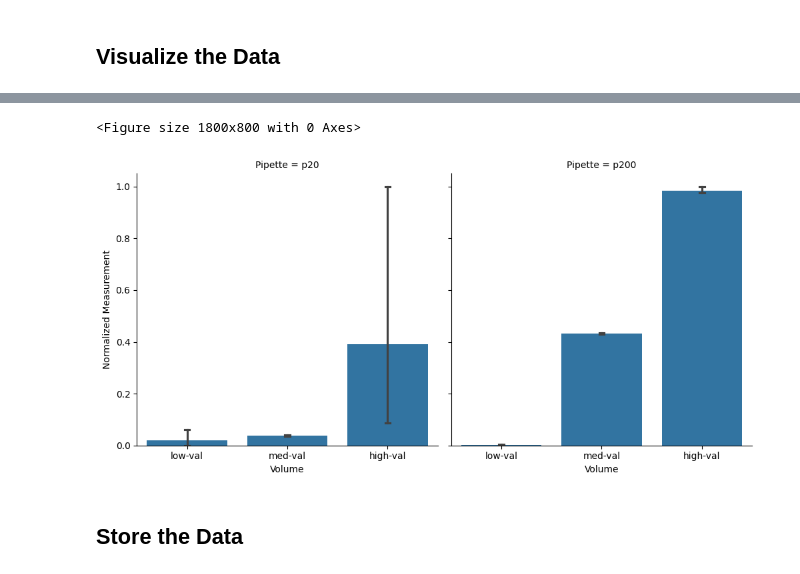
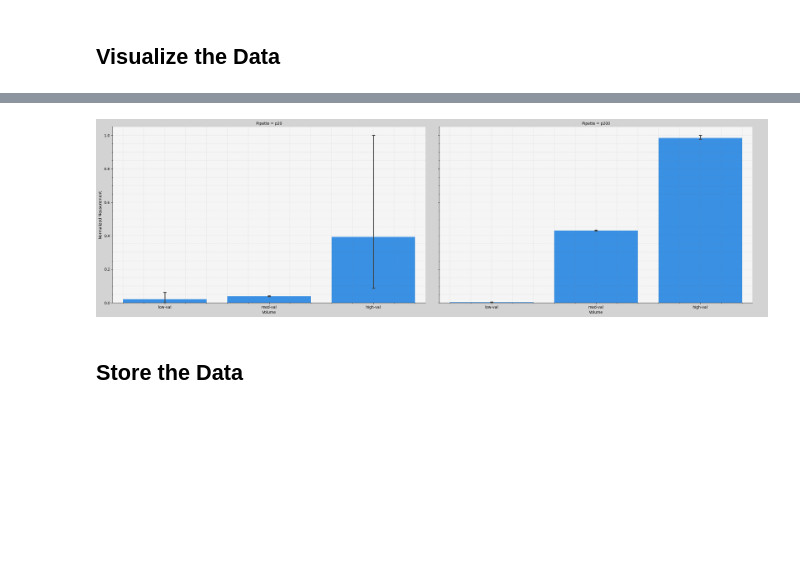
Before and after one commit to LoqmanSamani/tech-bio, a Jupyter notebook: cell-stress/exp1/exp1.ipynb, the cells around one changed output, grey strips where cells are left out. Drawn from its saved outputs; the diff is of its cells as text; code cells hidden in the pictures; blank space fills up the shorter version.

```diff
--- a/cell-stress/exp1/exp1.ipynb
+++ b/cell-stress/exp1/exp1.ipynb
@@ -87,7 +87,18 @@ l_df
 # %% [markdown]
 <h2>Visualize the Data</h2>
 # %%
-plt.figure(figsize=(26, 8))
-sns.catplot(kind='bar', data=t_df, x='Volume', y='Normalized Measurement', col='Pipette', capsize=0.02)
+g = sns.catplot(kind='bar', data=t_df, x='Volume', y='Normalized Measurement', col='Pipette', capsize=0.02, color="dodgerblue")
+
+g.fig.set_size_inches(26, 8)
+g.fig.set_facecolor("lightgray")
+
+for ax in g.axes.flat:
+    ax.set_facecolor("whitesmoke")
+    ax.grid(which='major', linestyle=':', linewidth='0.3', color='gray')
+    ax.grid(which='minor', linestyle=':', linewidth='0.3', color='gray')
+    ax.minorticks_on()
+
+plt.savefig('t-plot.png', dpi=300, bbox_inches='tight')
+
 plt.show()
 # %% [output]
@@ -96,10 +106,19 @@ plt.show()
 # %%
-plt.figure(figsize=(18, 8))
-sns.catplot(kind='bar', data=l_df, x='Volume', y='Normalized Measurement', col='Pipette', capsize=.05)
+g = sns.catplot(kind='bar', data=l_df, x='Volume', y='Normalized Measurement', col='Pipette', capsize=0.02, color="dodgerblue")
+
+g.fig.set_size_inches(26, 8)
+g.fig.set_facecolor("lightgray")
+
+for ax in g.axes.flat:
+    ax.set_facecolor("whitesmoke")
+    ax.grid(which='major', linestyle=':', linewidth='0.3', color='gray')
+    ax.grid(which='minor', linestyle=':', linewidth='0.3', color='gray')
+    ax.minorticks_on()
+plt.savefig('l-plot.png', dpi=300, bbox_inches='tight')
+
 plt.show()
 # %% [output]
-<Figure size 1800x800 with 0 Axes>
-[figure, old version]
+[figure, new version]
 # %% [markdown]
 <h2>Store the Data</h2>
 # %%
```
Also changed, not shown: parts of 1 cell of this notebook, 8 other files.
